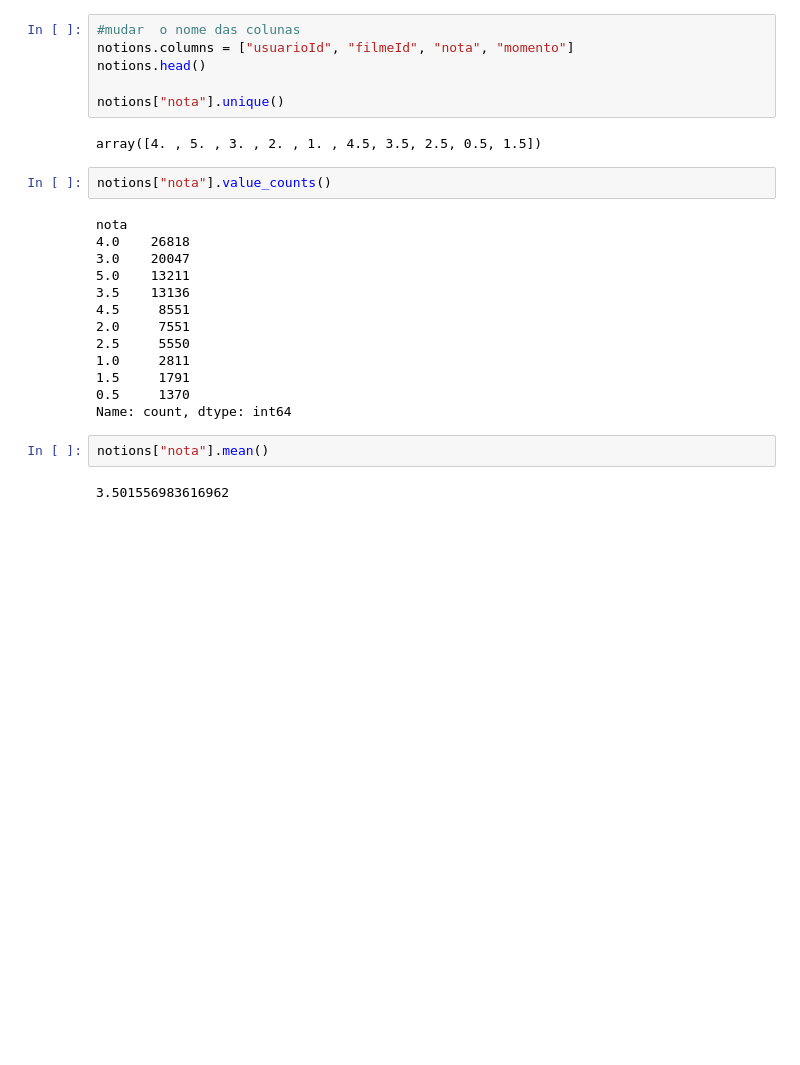
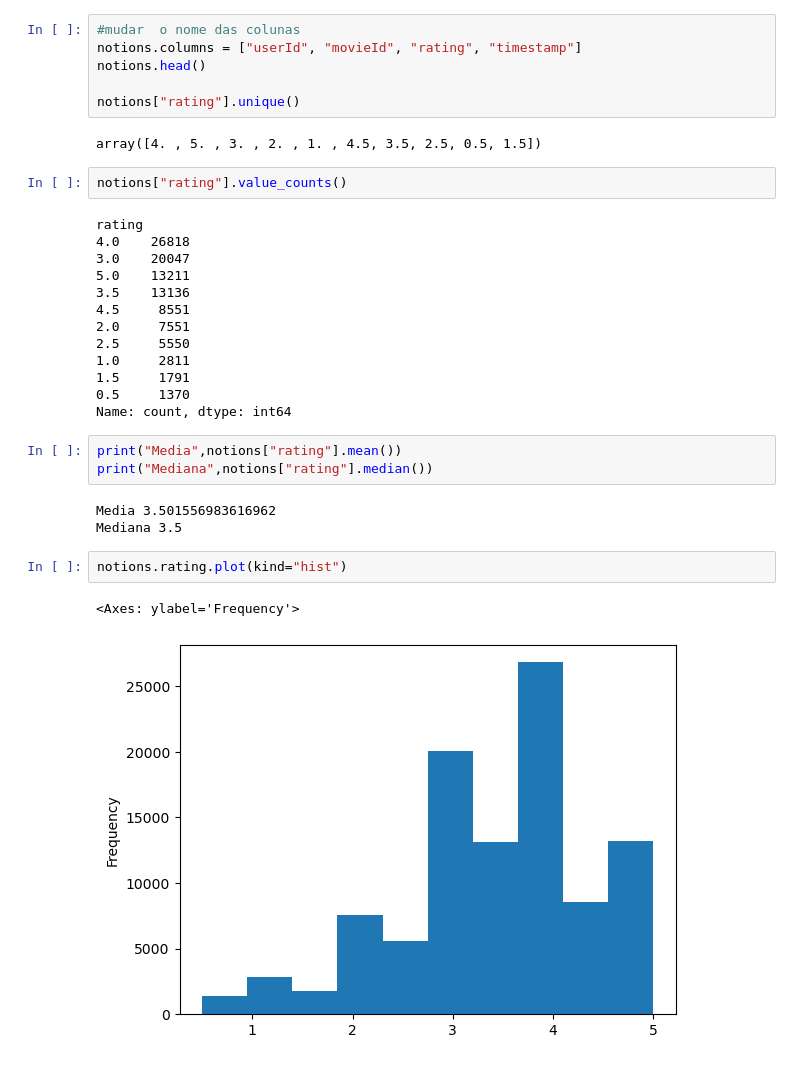
Before and after one commit to byPedroCruzDev/rating-movies, a Jupyter notebook: Untitled.ipynb, the cells around one changed output. Saved outputs shown, nothing was run; the diff lists cells and outputs as text; blank space fills up the shorter version.

```diff
--- a/Untitled.ipynb
+++ b/Untitled.ipynb
@@ -19,16 +19,16 @@ notions.shape
 (100836, 4)
 # %%
 #mudar  o nome das colunas
-notions.columns = ["usuarioId", "filmeId", "nota", "momento"]
+notions.columns = ["userId", "movieId", "rating", "timestamp"]
 notions.head()
 
-notions["nota"].unique()
+notions["rating"].unique()
 # %% [output]
 array([4. , 5. , 3. , 2. , 1. , 4.5, 3.5, 2.5, 0.5, 1.5])
 # %%
-notions["nota"].value_counts()
+notions["rating"].value_counts()
 # %% [output]
-nota
+rating
 4.0    26818
 3.0    20047
 5.0    13211
@@ -41,6 +41,13 @@ nota
 0.5     1370
 Name: count, dtype: int64
 # %%
-notions["nota"].mean()
+print("Media",notions["rating"].mean())
+print("Mediana",notions["rating"].median())
 # %% [output]
-3.501556983616962
+Media 3.501556983616962
+Mediana 3.5
+# %%
+notions.rating.plot(kind="hist")
+# %% [output]
+<Axes: ylabel='Frequency'>
+[figure, added]
```
Also changed, not shown: parts of 13 cells of this notebook, 2 other files.
